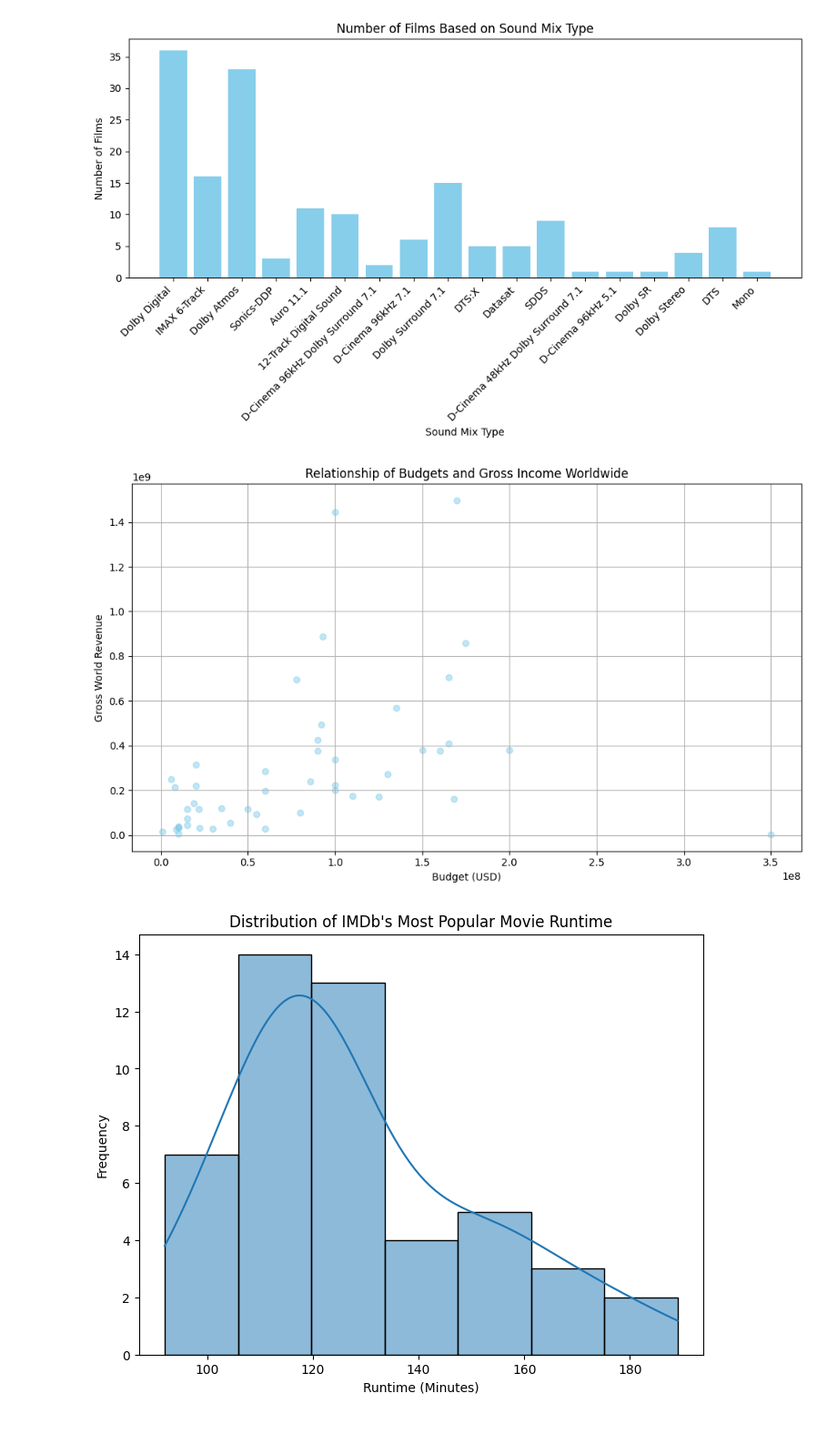
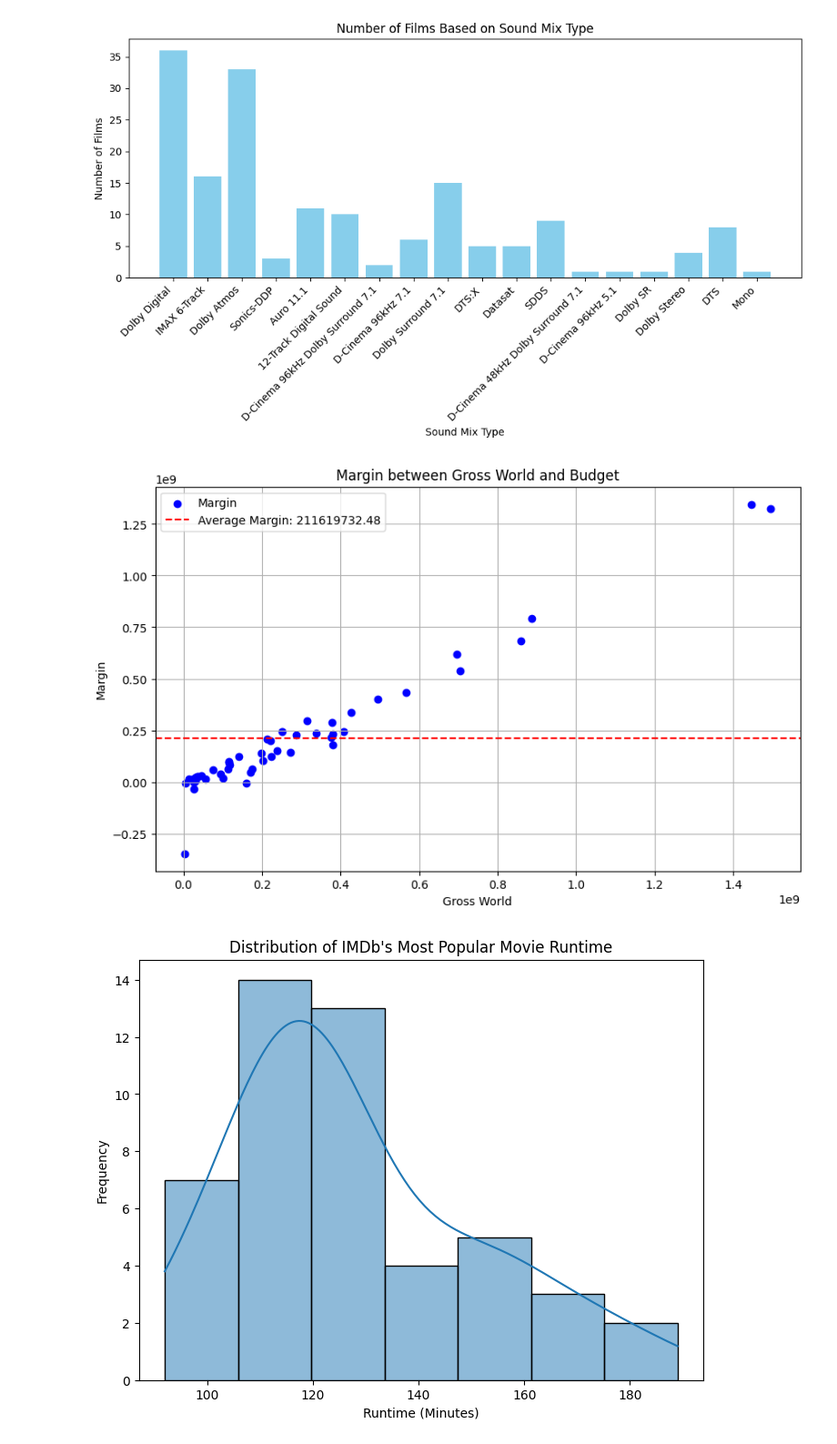
Before and after one commit to deviliadc/FP-Davis, a Jupyter notebook: FP_Davis_IMDb.ipynb, the cells around one changed output. Shown at 91% size. Saved outputs shown, nothing was run; the diff lists cells and outputs as text; code cells hidden in the pictures.

```diff
--- a/FP_Davis_IMDb.ipynb
+++ b/FP_Davis_IMDb.ipynb
@@ -442,21 +442,36 @@ plt.show()
 # %%
 import matplotlib.pyplot as plt
 
 # Data
 budget = data['Budget']
-gross_us = data['Gross_World']
+gross_world = data['Gross_World']
 
-# Buat scatter plot
+# Calculate the margin
+margin = gross_world - budget
+
+# Calculate the average margin
+average_margin = margin.mean()
+
+# Plotting
 plt.figure(figsize=(10, 6))
-plt.scatter(budget, gross_us, color='skyblue', alpha=0.5)
-plt.title('Relationship of Budgets and Gross Income Worldwide')
-plt.xlabel('Budget (USD)')
-plt.ylabel('Gross World Revenue')
+plt.scatter(gross_world, margin, color='blue', label='Margin')
+
+# Add horizontal line for the average margin
+plt.axhline(y=average_margin, color='red', linestyle='--', label=f'Average Margin: {average_margin:.2f}')
+
+# Add title and axis labels
+plt.title('Margin between Gross World and Budget')
+plt.xlabel('Gross World')
+plt.ylabel('Margin')
+
+# Add legend
+plt.legend()
+
+# Show plot
 plt.grid(True)
-plt.tight_layout()
 plt.show()
 # %% [output]
-[figure, old version]
+[figure, new version]
 # %%
 # Visualisasi DISTRIBUTION
 plt.figure(figsize=(8, 6))
```
Also changed, not shown: 1 other file.
